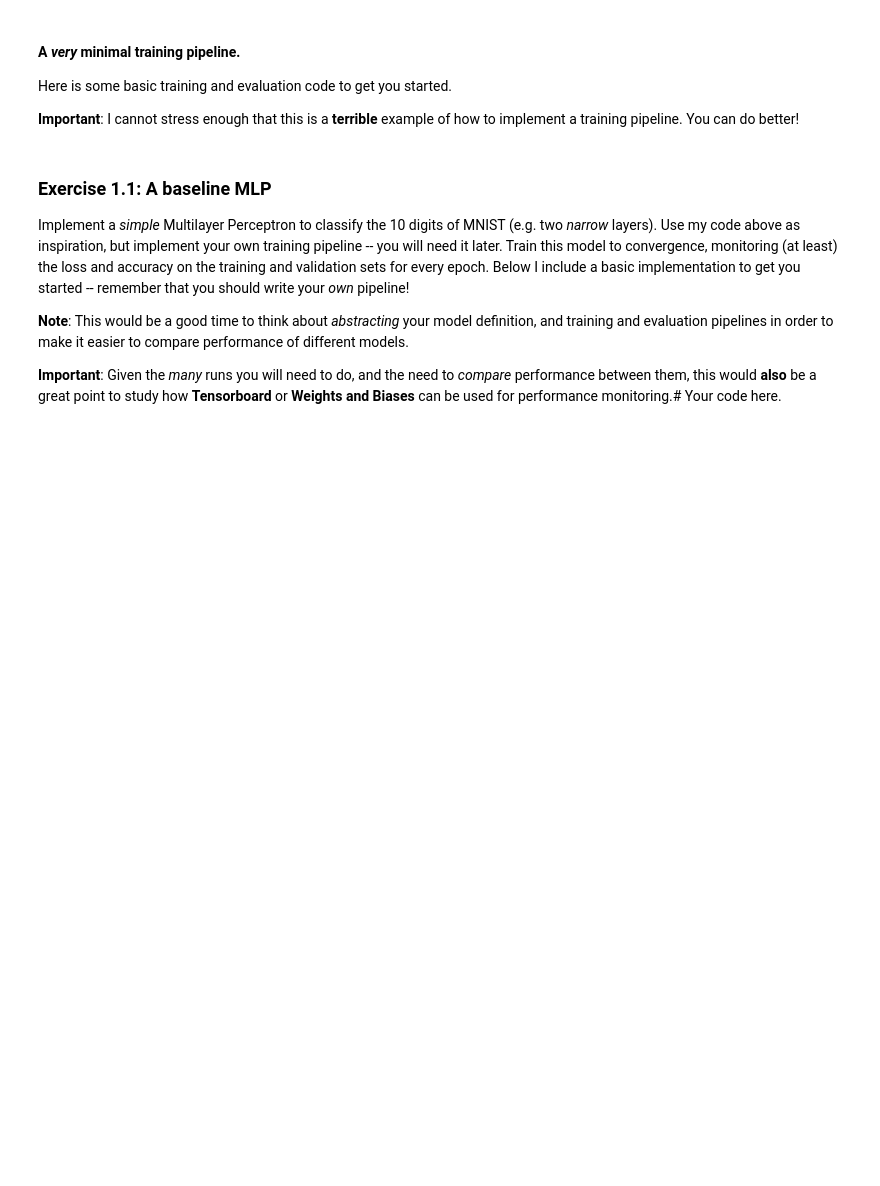
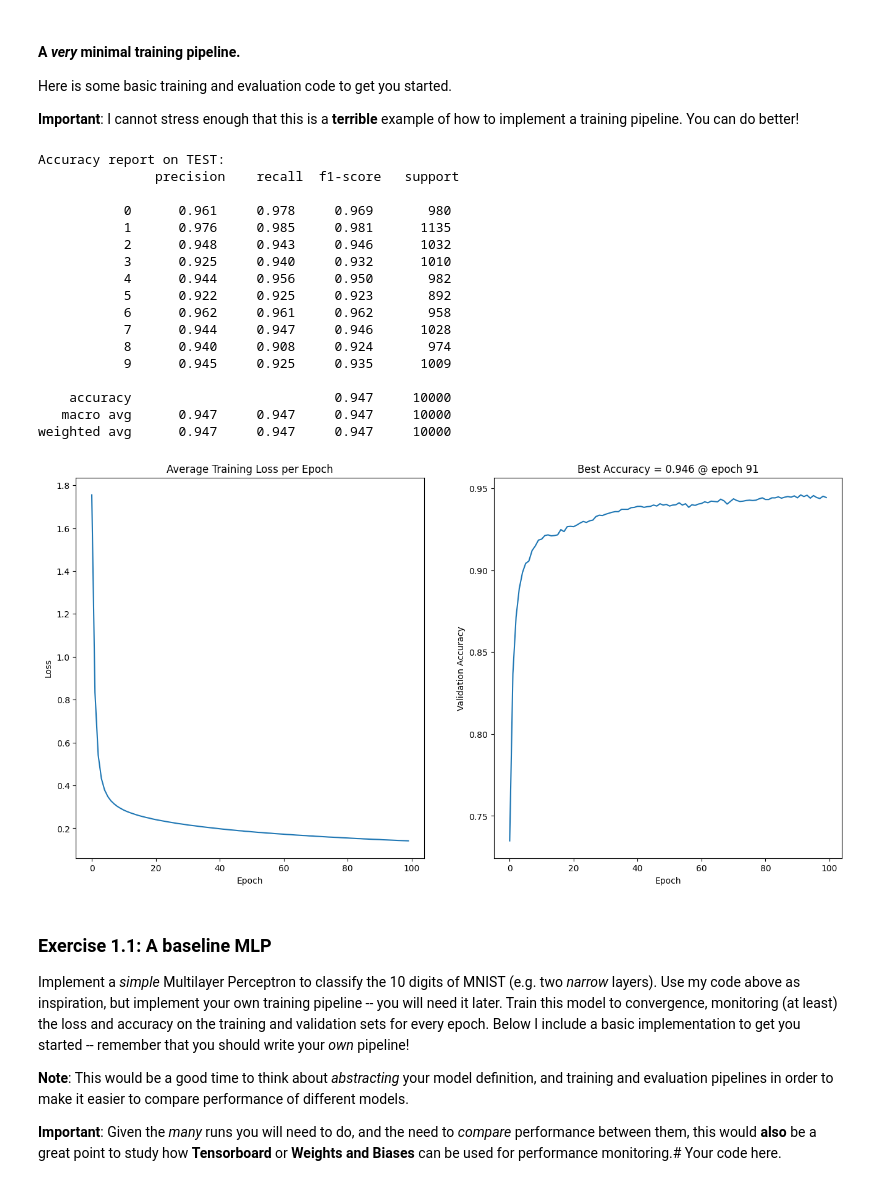
Before and after one commit to ZappaRoberto/DeepLearningApplications, a Jupyter notebook: Lab1-CNNs/Lab1-CNNs.ipynb, the cells around one changed output. Saved outputs shown, nothing was run; the diff lists cells and outputs as text; code cells hidden in the pictures; blank space fills up the shorter version.

```diff
--- a/Lab1-CNNs/Lab1-CNNs.ipynb
+++ b/Lab1-CNNs/Lab1-CNNs.ipynb
@@ -127,35 +148,54 @@ Here is some basic training and evaluation code to get you started.
 **Important**: I cannot stress enough that this is a **terrible** example of how to implement a training pipeline. You can do better!
 # %%
 # Training hyperparameters.
-device = 'cuda'
+device = 'cpu'
 epochs = 100
 lr = 0.0001
 batch_size = 128
 
 # Architecture hyperparameters.
 input_size = 28*28
 width = 16
 depth = 2
 
 # Dataloaders.
 dl_train = torch.utils.data.DataLoader(ds_train, batch_size, shuffle=True, num_workers=4)
 dl_val   = torch.utils.data.DataLoader(ds_val, batch_size, num_workers=4)
 dl_test  = torch.utils.data.DataLoader(ds_test, batch_size, shuffle=True, num_workers=4)
 
 # Instantiate model and optimizer.
 model_mlp = MLP([input_size] + [width]*depth + [10]).to(device)
 opt = torch.optim.Adam(params=model_mlp.parameters(), lr=lr)
 
 # Training loop.
 losses_and_accs = []
 for epoch in range(epochs):
     loss = train_epoch(model_mlp, dl_train, opt, epoch, device=device)
     (val_acc, _) = evaluate_model(model_mlp, dl_val, device=device)
     losses_and_accs.append((loss, val_acc))
 
 # And finally plot the curves.
 plot_validation_curves(losses_and_accs)
 print(f'Accuracy report on TEST:\n {evaluate_model(model_mlp, dl_test, device=device)[1]}')
+# %% [output]
+Accuracy report on TEST:
+               precision    recall  f1-score   support
+
+           0      0.961     0.978     0.969       980
+           1      0.976     0.985     0.981      1135
+           2      0.948     0.943     0.946      1032
+           3      0.925     0.940     0.932      1010
+           4      0.944     0.956     0.950       982
+           5      0.922     0.925     0.923       892
+           6      0.962     0.961     0.962       958
+           7      0.944     0.947     0.946      1028
+           8      0.940     0.908     0.924       974
+           9      0.945     0.925     0.935      1009
+
+    accuracy                          0.947     10000
+   macro avg      0.947     0.947     0.947     10000
+weighted avg      0.947     0.947     0.947     10000
+[figure, added]
 # %% [markdown]
 ### Exercise 1.1: A baseline MLP
 
```
Also changed, not shown: parts of 1 cell of this notebook, 3 other files.
